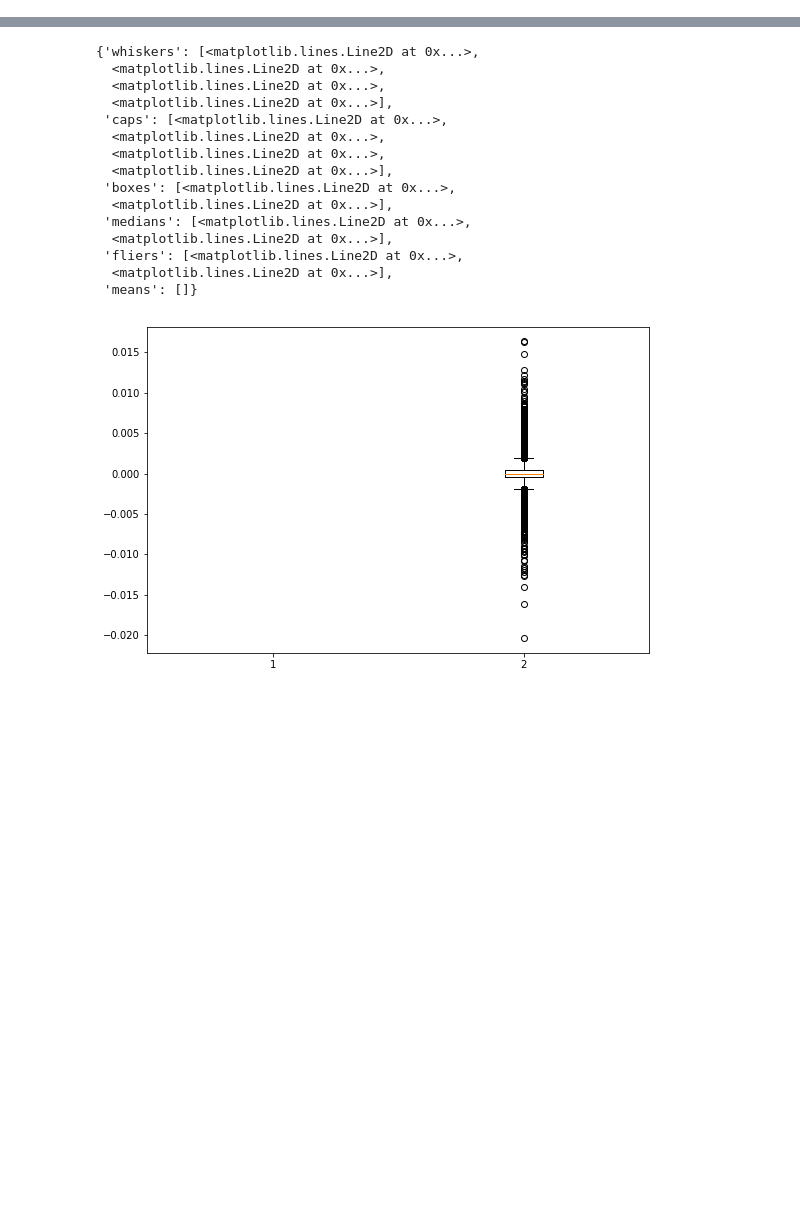
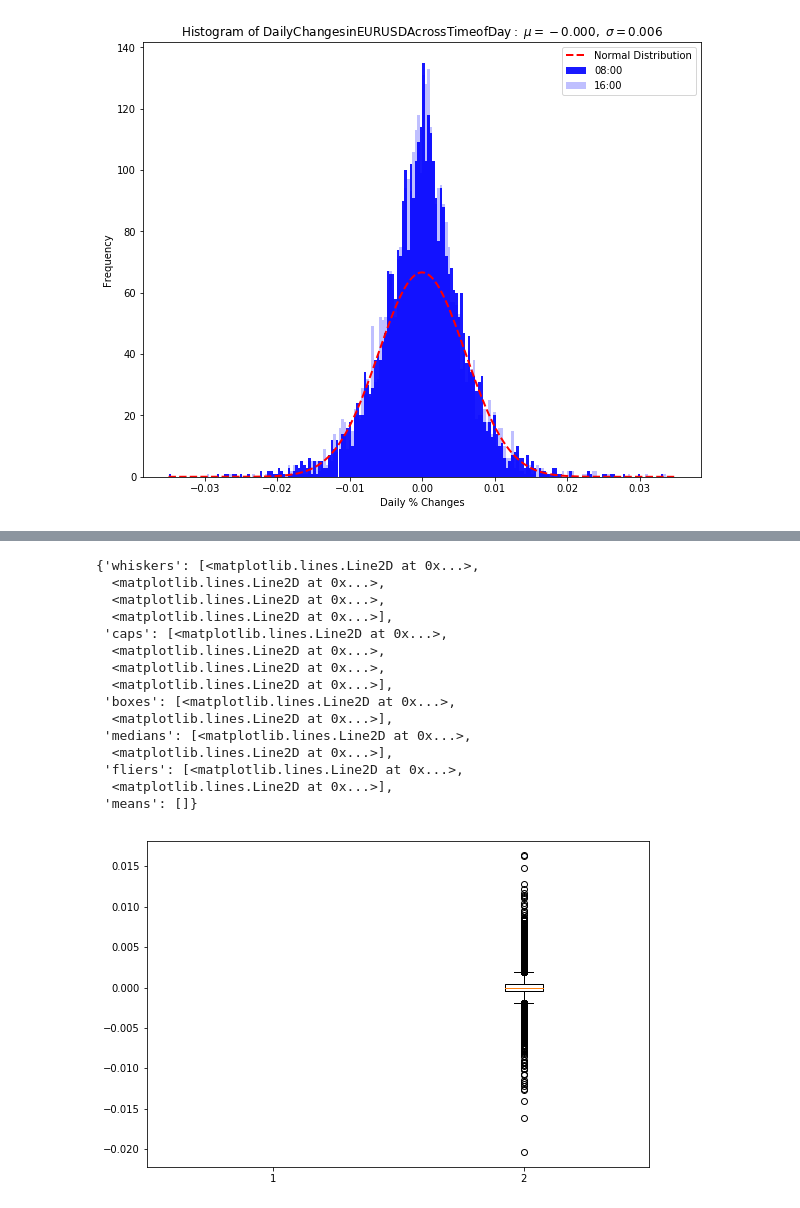
Before and after one commit to egill12/machine_learning, a Jupyter notebook: eurusd_analysis.ipynb, the cells around one changed output, grey strips where cells are left out. Saved outputs shown, nothing was run; the diff lists cells and outputs as text; code cells hidden in the pictures; blank space fills up the shorter version.

Commit message:
adding further plots and charts

```diff
--- a/eurusd_analysis.ipynb
+++ b/eurusd_analysis.ipynb
@@ -9,0 +18,13 @@ eurusd['date'] = pd.to_datetime(eurusd['Date'])
+# %%
+#Make the neccessary transforms on the data.
+eurusd.columns
+eurusd['MidOpen'] = (eurusd['BidOpen'] + eurusd['AskOpen'])/2
+eurusd['MidClose'] = (eurusd['BidClose'] + eurusd['AskClose'])/2
+eurusd['MidClose_pct_chg'] = eurusd['MidClose'].pct_change()
+daily_0800 = eurusd.loc[eurusd['Hour'] == "08:00"]
+daily_0800['MidClose_pct_chg'] = daily_0800['MidClose'].pct_change()
+daily_1600 = eurusd.loc[eurusd['Hour'] == "16:00"]
+daily_1600['MidClose_pct_chg'] = daily_1600['MidClose'].pct_change()
+(mu, sigma) = norm.fit(daily_0800['MidClose_pct_chg'].dropna(how='all'))
+print(mu)
+print(sigma)
@@ -9,0 +55,16 @@ eurusd['date'] = pd.to_datetime(eurusd['Date'])
+# %%
+import matplotlib.mlab as mlab
+#bins = 100
+plt.figure(1, figsize=(10, 8))
+n, bins, patches = plt.hist(daily_0800['MidClose_pct_chg'].dropna(how="all"), normed=False, bins=200, range=(-0.035,0.035),color = "b",alpha = 0.9)
+n, bins, patches = plt.hist(daily_1600['MidClose_pct_chg'].dropna(how="all"),
+                            normed=False, bins=200, range=(-0.035,0.035),color = "b",alpha= 0.25)
+y = mlab.normpdf( bins, mu, sigma)
+l = plt.plot(bins, y, 'r--', linewidth=2)
+plt.xlabel('Daily % Changes')
+plt.ylabel('Frequency')
+plt.title(r'$\mathrm{Histogram\ of\ Daily Changes in EURUSD Across Time of Day:}\ \mu=%.3f,\ \sigma=%.3f$' %(mu, sigma))
+plt.legend(['Normal Distribution',"08:00" ,"16:00"])
+plt.savefig("C:/Users/edgil/Documents/Masters/dissertation/document/images/EURUSDhistogram.png")
+# %% [output]
+[figure, added]
```
Also changed, not shown: parts of 7 cells of this notebook, 1 other file.
